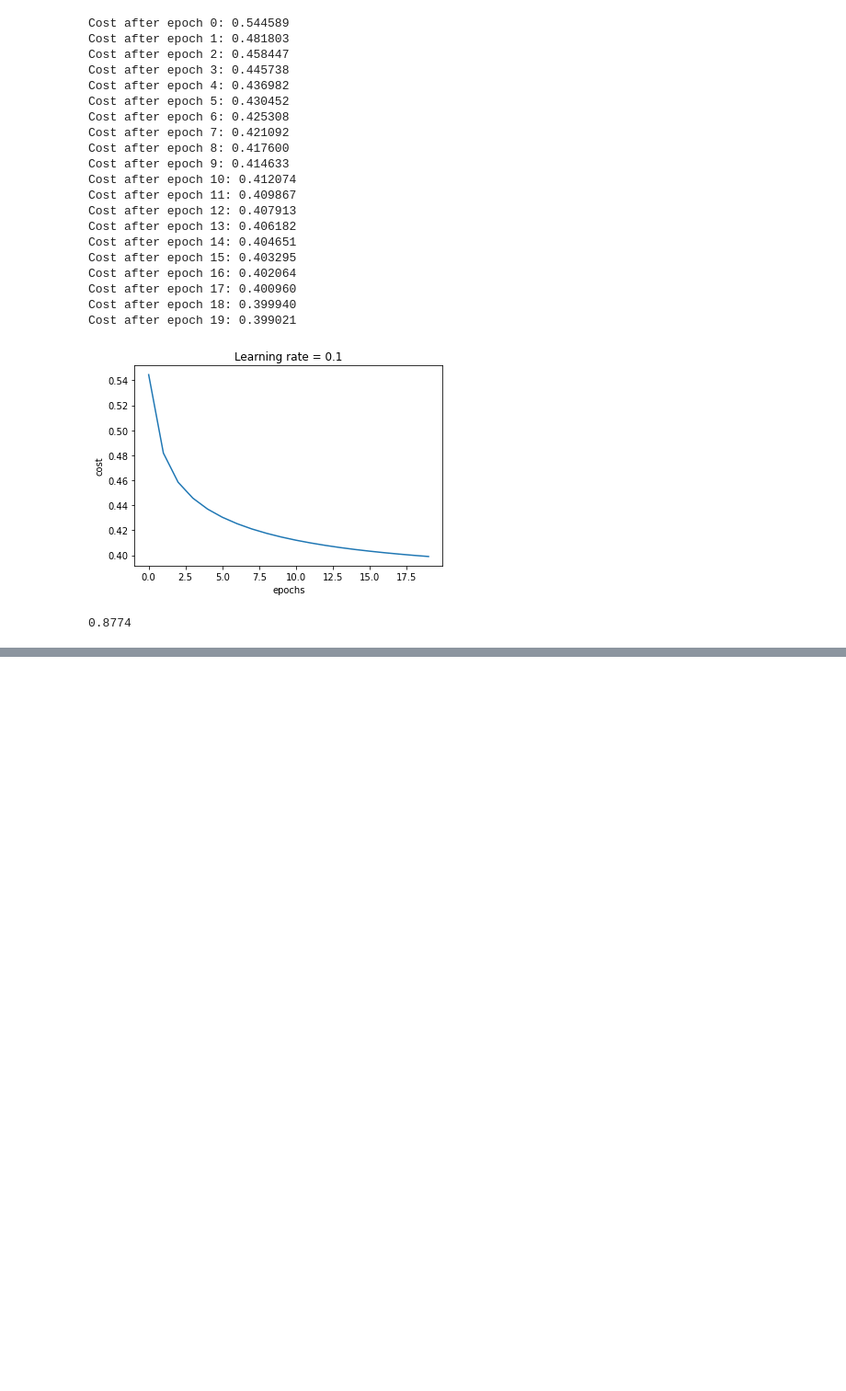
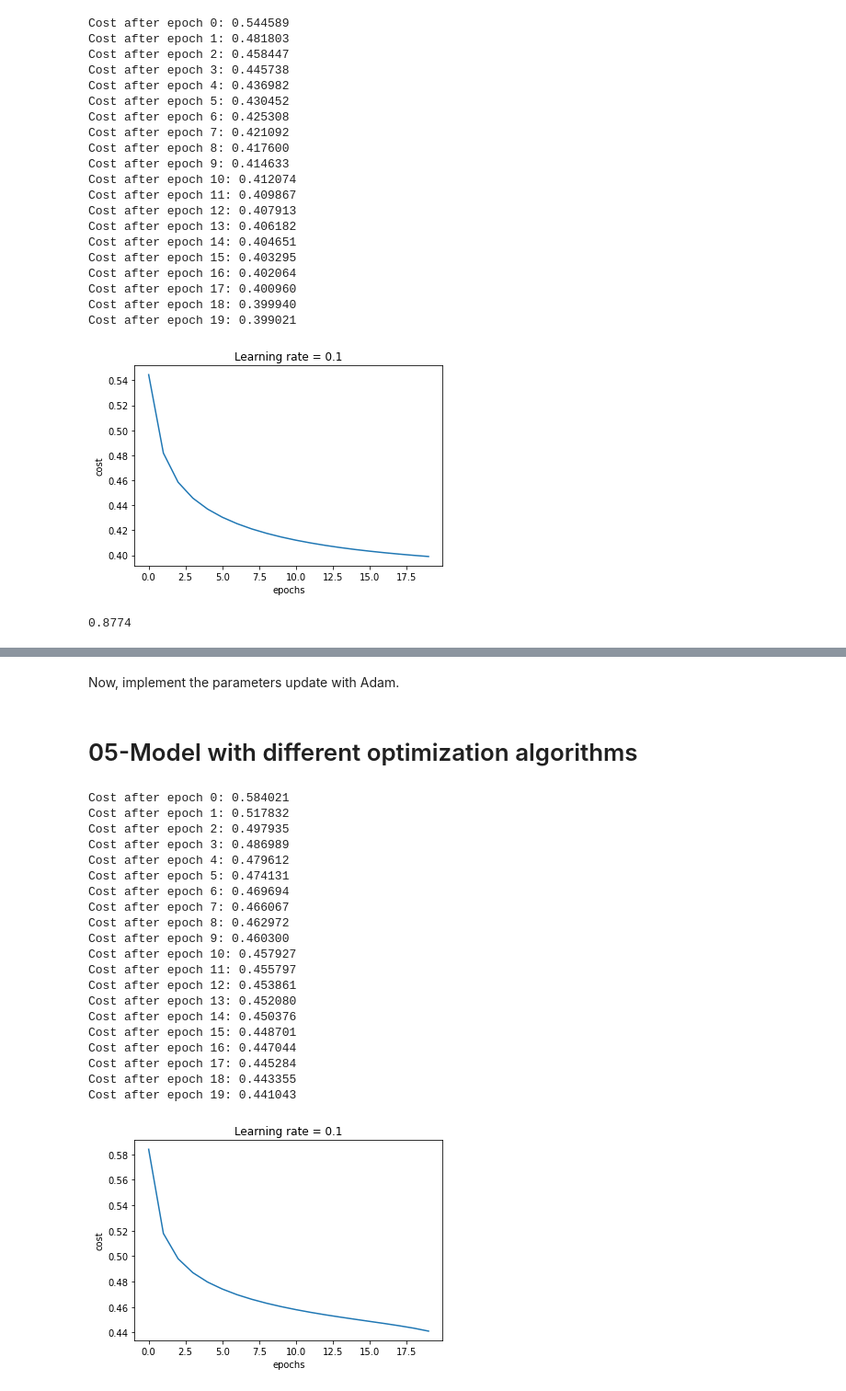
Before and after one commit to happyrabbit/IntroDataScience, a Jupyter notebook: Python/MINST_with_one_hidden_layer.ipynb, the cells around one changed output, grey strips where cells are left out. Shown: that part at 92% size. Saved outputs shown, nothing was run; the diff lists cells and outputs as text; code cells hidden in the pictures; blank space fills up the shorter version.

```diff
--- a/Python/MINST_with_one_hidden_layer.ipynb
+++ b/Python/MINST_with_one_hidden_layer.ipynb
@@ -538,0 +638,32 @@ np.mean(yhat_test == y)
+# %%
+def initialize_adam(parameters) :
+    """
+    Initializes v and s as two python dictionaries with:
+                - keys: "dW1", "db1","dW2", "db2"
+                - values: numpy arrays of zeros of the same shape as the corresponding gradients/parameters.
+
+    Arguments:
+    parameters -- python dictionary containing your parameters.
+
+    Returns:
+    v -- python dictionary that will contain the exponentially weighted average of the gradient.
+    s -- python dictionary that will contain the exponentially weighted average of the squared gradient.
+    """
+
+    v = {}
+    s = {}
+
+    # Initialize v, s. Input: "parameters". Outputs: "v, s".
+    v["dW1"] = np.zeros_like(parameters["W1"])
+    v["db1"] = np.zeros_like(parameters["b1"])
+    v["dW2"] = np.zeros_like(parameters["W2"])
+    v["db2"] = np.zeros_like(parameters["b2"])
+
+    s["dW1"] = np.zeros_like(parameters["W1"])
+    s["db1"] = np.zeros_like(parameters["b1"])
+    s["dW2"] = np.zeros_like(parameters["W2"])
+    s["db2"] = np.zeros_like(parameters["b2"])
+
+    return v, s
+# %% [markdown]
+Now, implement the parameters update with Adam.
@@ -538,0 +728,2 @@ np.mean(yhat_test == y)
+# %% [markdown]
+# 05-Model with different optimization algorithms
@@ -538,0 +812,24 @@ np.mean(yhat_test == y)
+# %%
+parameters = model(X_train, y_train, n_h = 4, beta=0.9, optimizer="momentum")
+# %% [output]
+Cost after epoch 0: 0.584021
+Cost after epoch 1: 0.517832
+Cost after epoch 2: 0.497935
+Cost after epoch 3: 0.486989
+Cost after epoch 4: 0.479612
+Cost after epoch 5: 0.474131
+Cost after epoch 6: 0.469694
+Cost after epoch 7: 0.466067
+Cost after epoch 8: 0.462972
+Cost after epoch 9: 0.460300
+Cost after epoch 10: 0.457927
+Cost after epoch 11: 0.455797
+Cost after epoch 12: 0.453861
+Cost after epoch 13: 0.452080
+Cost after epoch 14: 0.450376
+Cost after epoch 15: 0.448701
+Cost after epoch 16: 0.447044
+Cost after epoch 17: 0.445284
+Cost after epoch 18: 0.443355
+Cost after epoch 19: 0.441043
+[figure, added]
```
Also changed, not shown: parts of 26 cells of this notebook.
